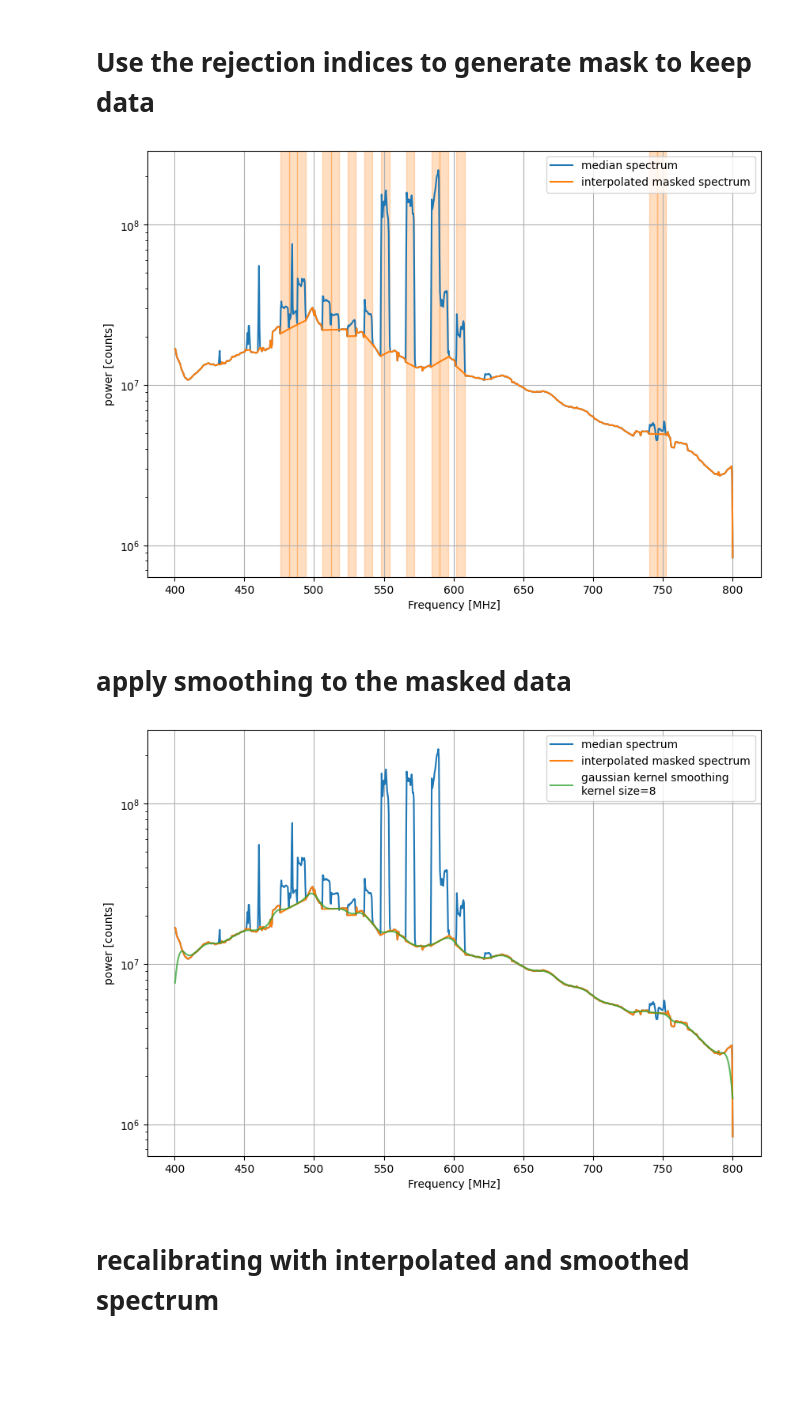
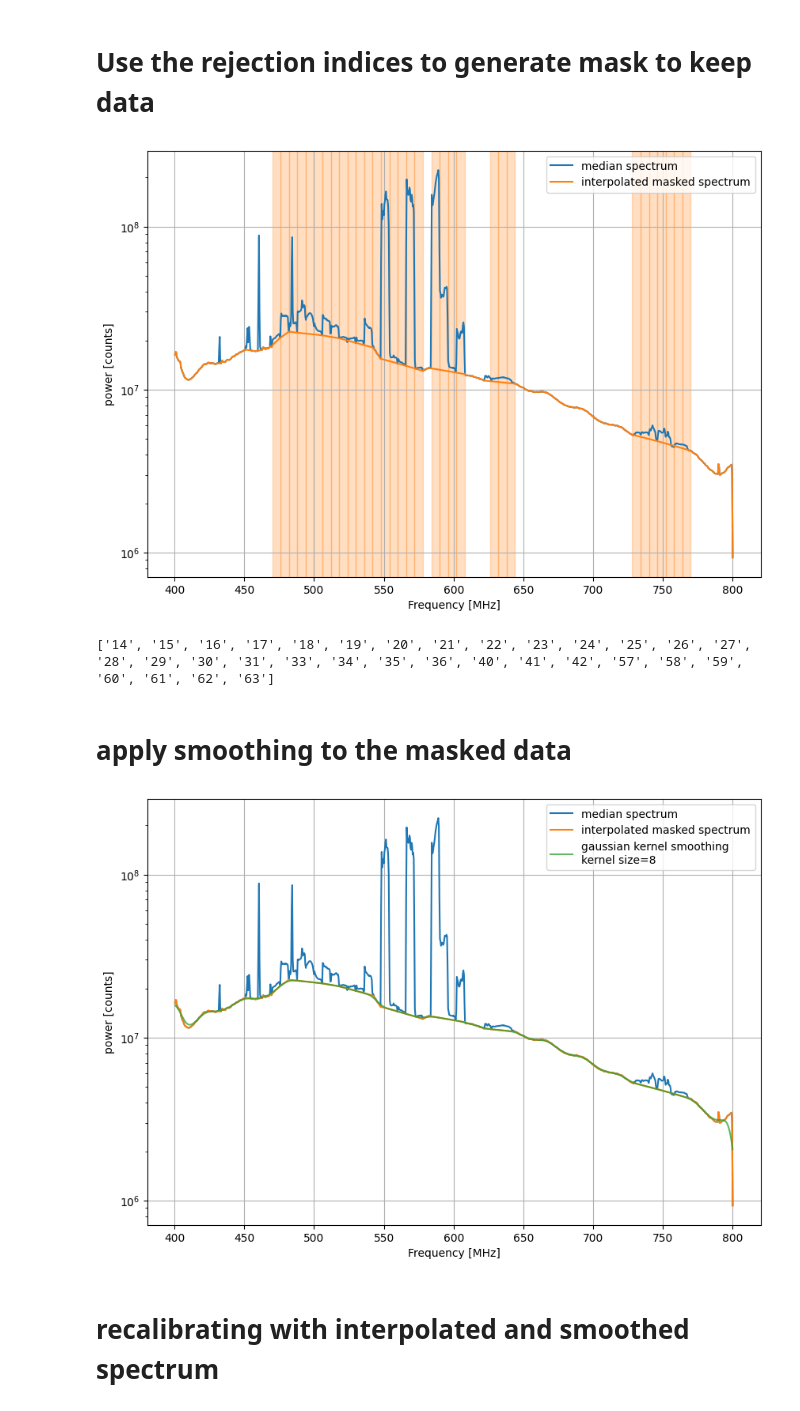
Before and after one commit to dbautista98/chime-reduction, a Jupyter notebook: notebooks/clean_spectrum.ipynb, the cells around one changed output. Saved outputs shown, nothing was run; the diff lists cells and outputs as text; code cells hidden in the pictures; blank space fills up the shorter version.

Commit message:
improving calibration mask

```diff
--- a/notebooks/clean_spectrum.ipynb
+++ b/notebooks/clean_spectrum.ipynb
@@ -161,7 +179,7 @@ def highpass(data, **kwargs):
 
     return convolve(data, kernel, **kwargs)
 # %%
-bad_channels = ["15", "16",  "17", "20", "21", "23", "25", "27", "30", "33", "34", "36", "59", "60"]
+bad_channels = ["14", "15", "16",  "17", "18", "19", "20", "21", "22", "23", "24", "25", "26", "27", "28", "29", "30", "31", "33", "34", "35", "36", "40", "41", "42", "57", "58", "59", "60", "61", "62", "63"]
 # %%
 kernel_size = 8
 kernel_type = "gauss"
@@ -257,6 +237,6 @@ array([194, 195, 196, 197, 198, 199, 200, 201, 202, 203, 204, 205, 206,
 # %%
 flag_mask = np.unique(np.hstack(channel_masks))
-more_flags = [81, 82, 83, 152, 153, 154, 155, 213, 214, 215, 216, 132, 133, 134, 135, 136, 137, 394, 440, 441, 470, 501, 502, 516]
+more_flags = [81, 82, 83, 152, 153, 154, 155, 156, 157, 158, 175, 176, 213, 214, 215, 216, 130, 131, 132, 133, 134, 135, 136, 137, 138, 139, 193, 394, 440, 441, 470, 501, 502, 516]
 more_flags = more_flags + list(range(567, 581))
 # %%
 flag_mask = np.hstack([flag_mask, more_flags])
@@ -263,3 +252,15 @@ flag_mask = np.hstack([flag_mask, more_flags])
+# %%
+# harcoded indices to keep
+keep_these_channels = [[192, 193, 194, 195][np.argmin([med_spect[192], med_spect[193], med_spect[194],  med_spect[195]])],   #192,
+                       [209, 210, 211][np.argmin([med_spect[209], med_spect[210], med_spect[211]])],
+                       270,
+                      [300, 301, 302][np.argmin([med_spect[300], med_spect[301], med_spect[302]])],
+                       331,
+                      [361, 362, 363][np.argmin([med_spect[361], med_spect[362], med_spect[363]])],
+                      [377, 378, 397][np.argmin([med_spect[377], med_spect[378], med_spect[379]])]]
+
+for item in keep_these_channels:
+    flag_mask = np.delete(flag_mask, np.where(flag_mask == item))
 # %% [markdown]
 # Use the rejection indices to generate mask to keep data
 # %%
@@ -278,45 +279,53 @@ ax.plot(frequency, med_spect, label="median spectrum")
 ax.plot(frequency, interp_spect(frequency), label="interpolated masked spectrum")
 
 ax.legend()
-ax.set_yscale("log")
 ax.set_xlabel("Frequency [MHz]")
 ax.set_ylabel("power [counts]")
 
 for chan in bad_channels:
     tv_channels.plot_channel(ax, chan)
 
-# tv_channels.plot_channel(ax, "23")
+# tv_channels.plot_channel(ax, "63", color="red")
 
+# ax.vlines(548, 1e6, 1e8, colors="black")
+ax.set_yscale("log")
 ax.grid()
-# ax.set_xlim(500, 550)
+# ax.set_xlim(450, 500)
 # %% [output]
-[figure, old version]
+[figure, new version]
+# %%
+print(bad_channels)
+# %% [output]
+['14', '15', '16', '17', '18', '19', '20', '21', '22', '23', '24', '25', '26', '27', '28', '29', '30', '31', '33', '34', '35', '36', '40', '41', '42', '57', '58', '59', '60', '61', '62', '63']
 # %% [markdown]
 # apply smoothing to the masked data
 # %%
 kernel_type = "gaussian"
 kernel_size = 8
-smoothed_interp = gauss1d(interp_spect(frequency), width=kernel_size)
+smoothed_interp = gauss1d(interp_spect(frequency), width=kernel_size, boundary="extend")
 
 fig = plt.figure(figsize=(10,7))
 gs = fig.add_gridspec(1,1)
 ax = gs.subplots()
 
 ax.plot(frequency, med_spect, label="median spectrum")
 ax.plot(frequency, interp_spect(frequency), label="interpolated masked spectrum")
 ax.plot(frequency, smoothed_interp, label=f"gaussian kernel smoothing\nkernel size={kernel_size}", alpha=0.75)
 
 ax.legend()
 ax.set_yscale("log")
 ax.set_xlabel("Frequency [MHz]")
 ax.set_ylabel("power [counts]")
 
 # for chan in bad_channels:
 #     tv_channels.plot_channel(ax, chan)
-
+# ax.set_xlim(400, 420)
 ax.grid()
+plt.savefig(f"{plot_dir}/spectrum_mask.png", transparent=False, bbox_inches="tight")
+plt.show()
+plt.close()
 # %% [output]
-[figure, old version]
+[figure, new version]
 # %% [markdown]
 # recalibrating with interpolated and smoothed spectrum
 # %%
```
Also changed, not shown: parts of 27 cells of this notebook.
